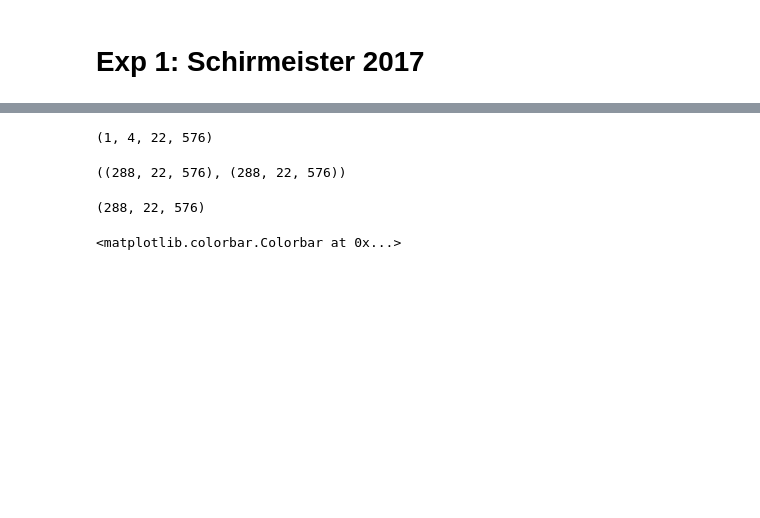
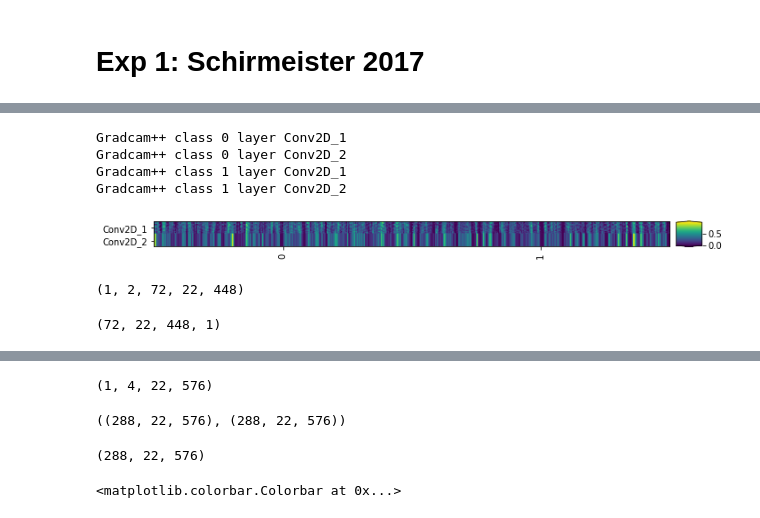
Before and after one commit to UN-GCPDS/python-gcpds.EEG_Tensorflow_models, a Jupyter notebook: Examples/BCI2a/shallowconvnet.ipynb, the cells around one changed output, grey strips where cells are left out. Drawn from its saved outputs; the diff is of its cells as text; code cells hidden in the pictures; blank space fills up the shorter version.

```diff
--- a/Examples/BCI2a/shallowconvnet.ipynb
+++ b/Examples/BCI2a/shallowconvnet.ipynb
@@ -13,12 +14,3 @@ import pickle
 from scipy.signal import resample
 import functools
 import json
-# %%
-sbj=3
-new_fs=128
-
-classes = ["feet", "left_hand", "right_hand", "tongue"]
-windows_dataset = load_dataset(dataset_name="BNCI2014001", subject_id=2)
-sessions = windows_dataset.split('session')
-train_set = sessions['session_T']
-test_set = sessions['session_E']
@@ -352,0 +211,17 @@ model,X_train,y_train,tmpr_
+# %%
+rel_model_name = ['Gradcam++'] #Gradcam, Gradcam++, Saliency, Scorecam
+layer_name =  ['Conv2D_1','Conv2D_2'] #'conv\w*\s' ---errors, check...
+relM_,tmpr_ = Attention_maps(rel_model_name,layer_name,model,
+                                    X_train,y_train.astype(int),function_combination=np.prod,
+                                    norm_c=False,norm_max_min=False,
+                                    plot_int=False,transpose=False)
+# %% [output]
+Gradcam++ class 0 layer Conv2D_1
+Gradcam++ class 0 layer Conv2D_2
+Gradcam++ class 1 layer Conv2D_1
+Gradcam++ class 1 layer Conv2D_2
+[figure, added]
+# %%
+relM_.shape
+# %% [output]
+(1, 2, 72, 22, 448)
@@ -352,0 +238,4 @@ model,X_train,y_train,tmpr_
+# %%
+new_x.shape
+# %% [output]
+(72, 22, 448, 1)
```
Also changed, not shown: parts of 18 cells of this notebook, 1 other file.
